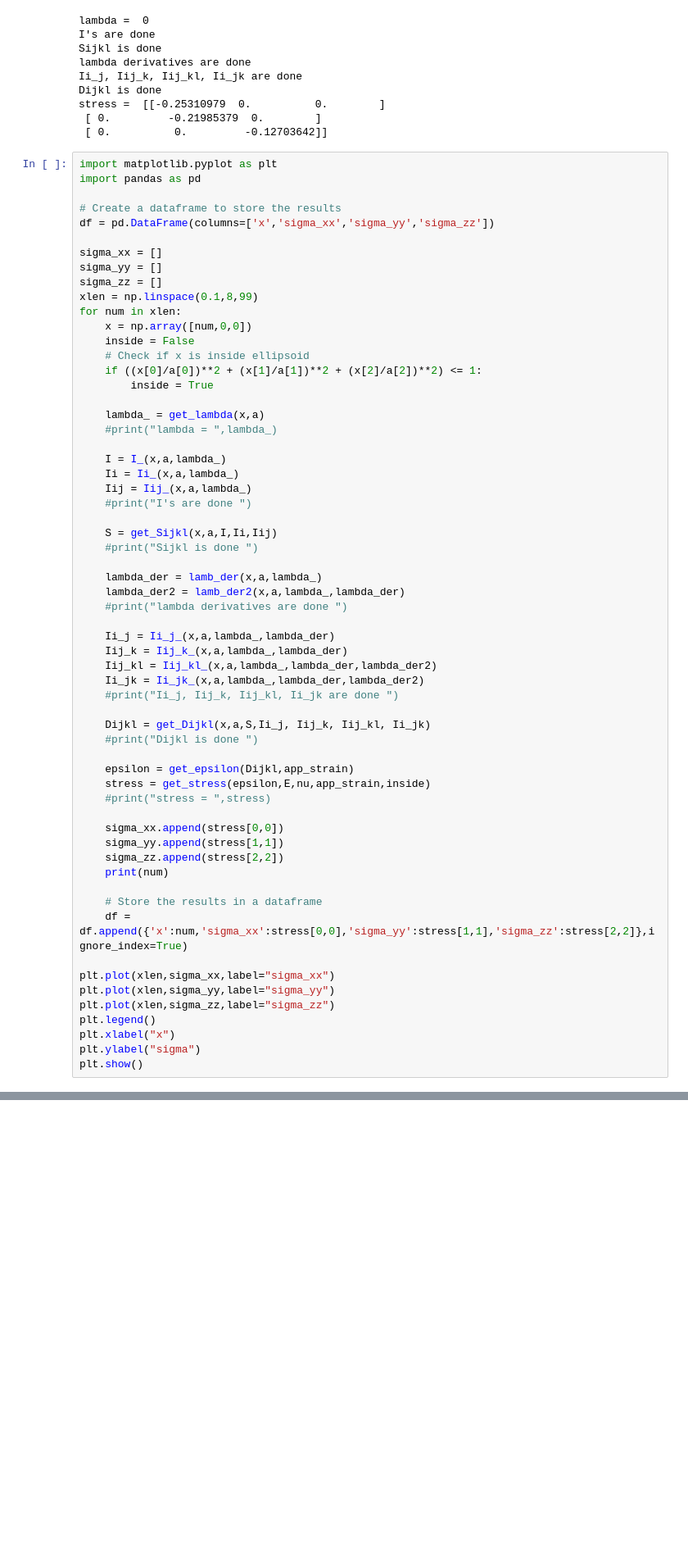
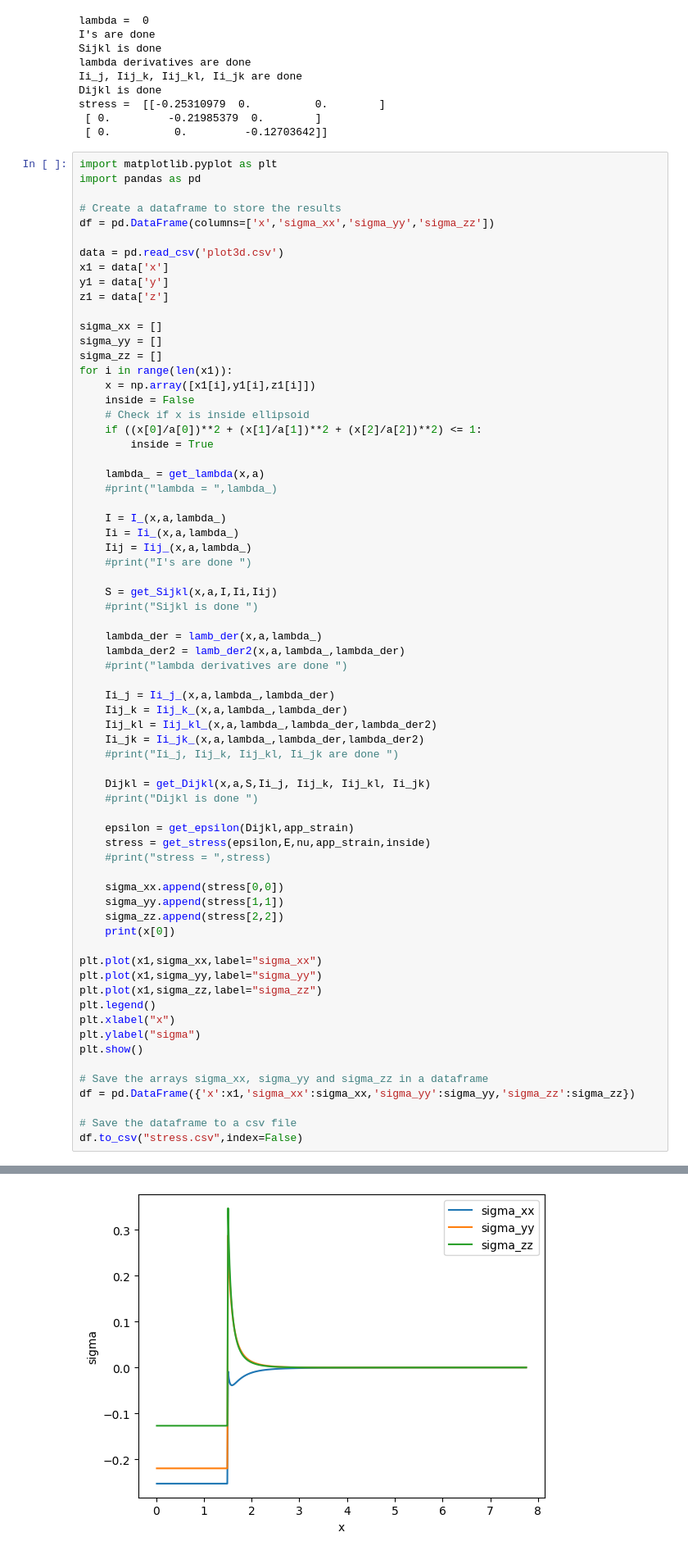
Before and after one commit to RajVhora/eshelby-3d, a Jupyter notebook: eshelby_outside_array_refined.ipynb, the cells around one changed output, grey strips where cells are left out. Shown: that part at 82% size. Cells and saved outputs as stored; diff of their text form; blank space fills up the shorter version.

```diff
--- a/eshelby_outside_array_refined.ipynb
+++ b/eshelby_outside_array_refined.ipynb
@@ -248,12 +248,16 @@ import pandas as pd
 # Create a dataframe to store the results
 df = pd.DataFrame(columns=['x','sigma_xx','sigma_yy','sigma_zz'])
 
+data = pd.read_csv('plot3d.csv')
+x1 = data['x']
+y1 = data['y']
+z1 = data['z']
+
 sigma_xx = []
 sigma_yy = []
 sigma_zz = []
-xlen = np.linspace(0.1,8,99)
-for num in xlen:
-    x = np.array([num,0,0])
+for i in range(len(x1)):
+    x = np.array([x1[i],y1[i],z1[i]])
     inside = False
     # Check if x is inside ellipsoid
     if ((x[0]/a[0])**2 + (x[1]/a[1])**2 + (x[2]/a[2])**2) <= 1:
@@ -290,16 +294,19 @@ for num in xlen:
     sigma_xx.append(stress[0,0])
     sigma_yy.append(stress[1,1])
     sigma_zz.append(stress[2,2])
-    print(num)
+    print(x[0])
 
-    # Store the results in a dataframe
-    df = df.append({'x':num,'sigma_xx':stress[0,0],'sigma_yy':stress[1,1],'sigma_zz':stress[2,2]},ignore_index=True)
-
-plt.plot(xlen,sigma_xx,label="sigma_xx")
-plt.plot(xlen,sigma_yy,label="sigma_yy")
-plt.plot(xlen,sigma_zz,label="sigma_zz")
+plt.plot(x1,sigma_xx,label="sigma_xx")
+plt.plot(x1,sigma_yy,label="sigma_yy")
+plt.plot(x1,sigma_zz,label="sigma_zz")
 plt.legend()
 plt.xlabel("x")
 plt.ylabel("sigma")
 plt.show()
+
+# Save the arrays sigma_xx, sigma_yy and sigma_zz in a dataframe
+df = pd.DataFrame({'x':x1,'sigma_xx':sigma_xx,'sigma_yy':sigma_yy,'sigma_zz':sigma_zz})
+
+# Save the dataframe to a csv file
+df.to_csv("stress.csv",index=False)
 # %% [output]
@@ -368,0 +313 @@ plt.show()
+[figure, added]
```
Also changed, not shown: parts of 3 cells of this notebook, 6 other files.
